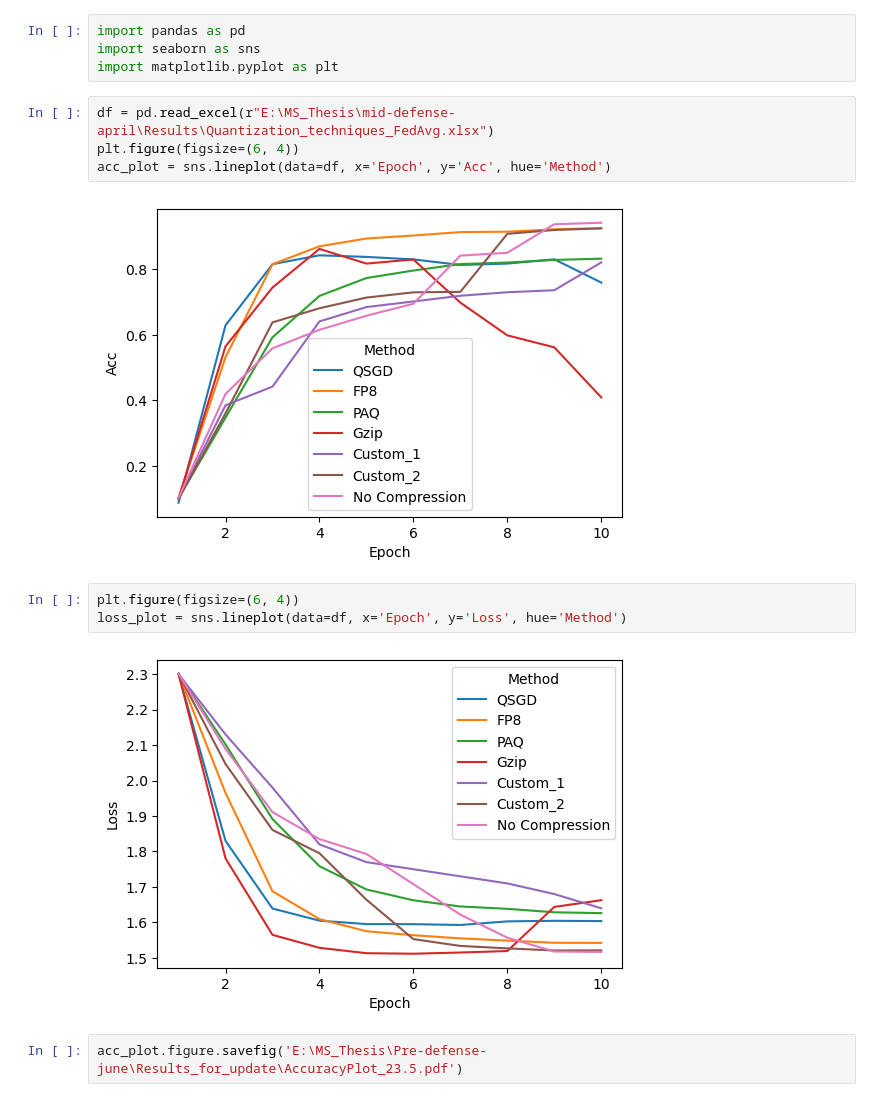
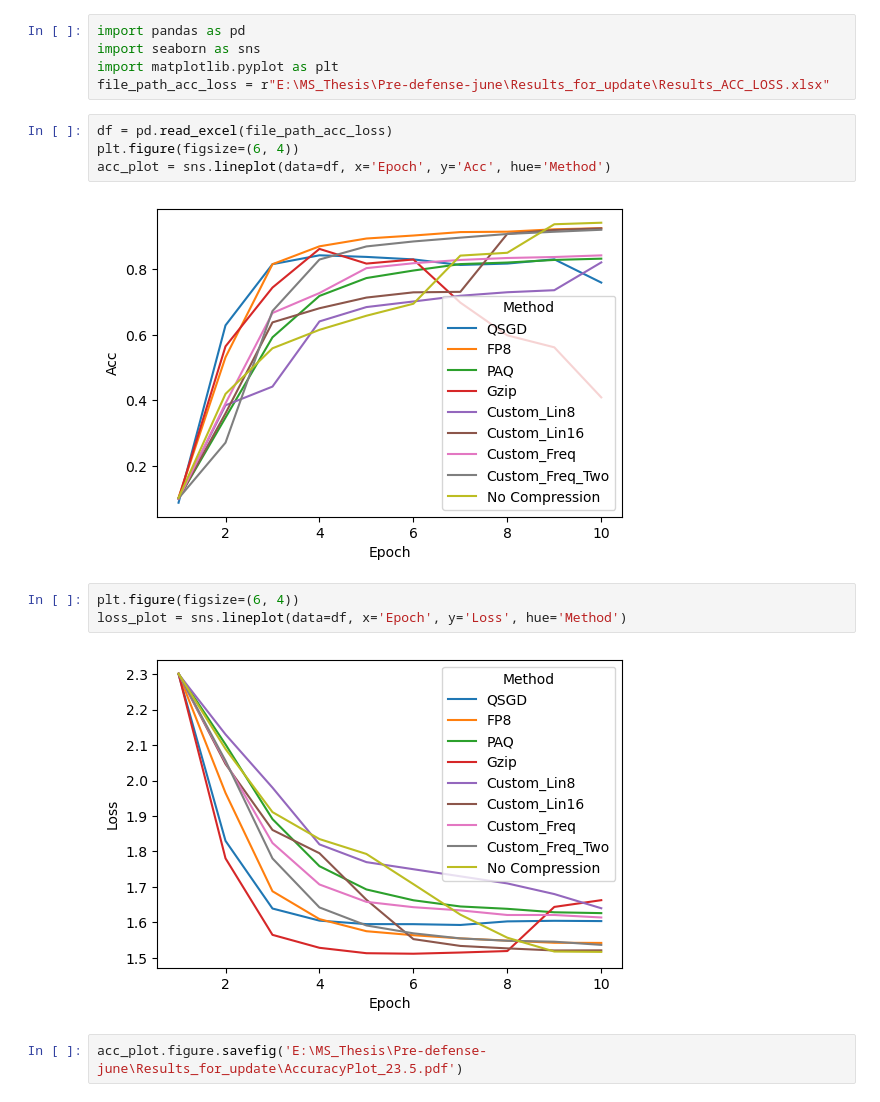
Before and after one commit to faiza-sfa/FedQuantization, a Jupyter notebook: result_plotting.ipynb, the cells around one changed output. Cells and saved outputs as stored; diff of their text form.

```diff
--- a/result_plotting.ipynb
+++ b/result_plotting.ipynb
@@ -2,17 +2,18 @@
 import pandas as pd
 import seaborn as sns
 import matplotlib.pyplot as plt
+file_path_acc_loss = r"E:\MS_Thesis\Pre-defense-june\Results_for_update\Results_ACC_LOSS.xlsx"
 # %%
-df = pd.read_excel(r"E:\MS_Thesis\mid-defense-april\Results\Quantization_techniques_FedAvg.xlsx")
+df = pd.read_excel(file_path_acc_loss)
 plt.figure(figsize=(6, 4))
 acc_plot = sns.lineplot(data=df, x='Epoch', y='Acc', hue='Method')
 # %% [output]
-[figure, old version]
+[figure, new version]
 # %%
 plt.figure(figsize=(6, 4))
 loss_plot = sns.lineplot(data=df, x='Epoch', y='Loss', hue='Method')
 # %% [output]
-[figure, old version]
+[figure, new version]
 # %%
 acc_plot.figure.savefig('E:\MS_Thesis\Pre-defense-june\Results_for_update\AccuracyPlot_23.5.pdf')
 # %%
```
Also changed, not shown: 1 other file.
